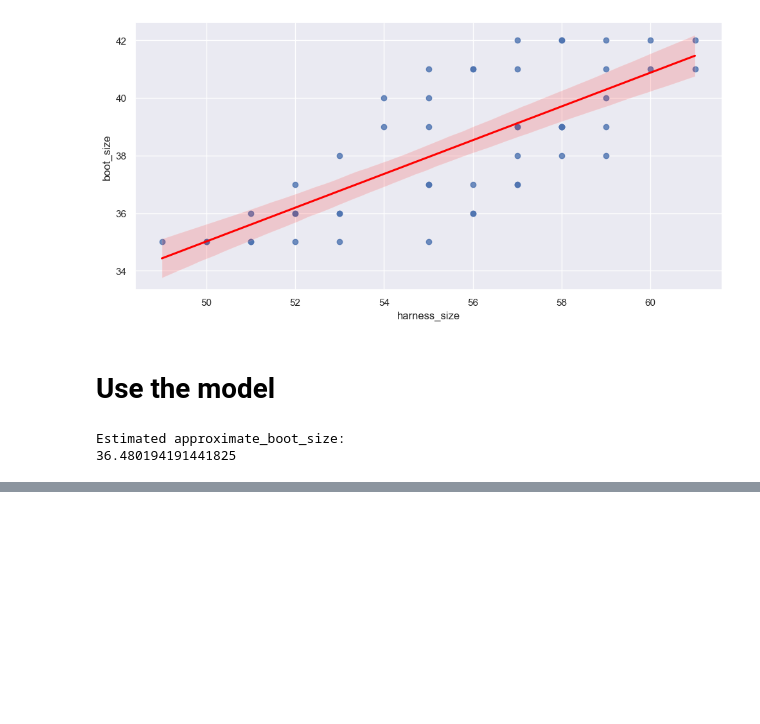
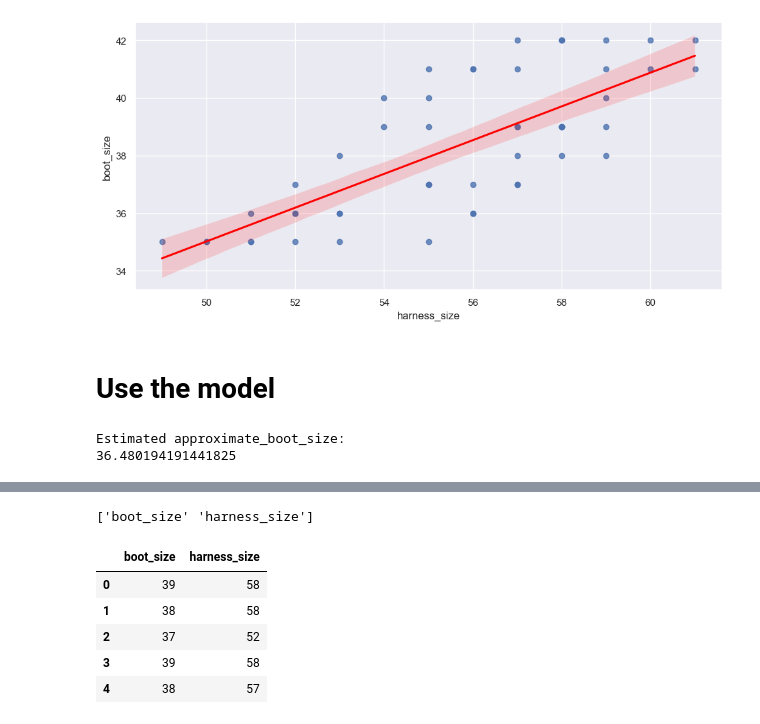
Before and after one commit to atilayyuri/data-related-meditations, a Jupyter notebook: ml-practices/introduction_to_ml.ipynb, the cells around one changed output, grey strips where cells are left out. Cells and saved outputs as stored; diff of their text form; code cells hidden in the pictures; blank space fills up the shorter version.

```diff
--- a/ml-practices/introduction_to_ml.ipynb
+++ b/ml-practices/introduction_to_ml.ipynb
@@ -155,0 +168,12 @@ Estimated approximate_boot_size:
+# %%
+dataset.drop(["sex","age_years"], axis = 1, inplace=True)
+print(dataset.columns.values)
+dataset.head()
+# %% [output]
+['boot_size' 'harness_size']
+|  | boot_size | harness_size |
+| 0 | 39 | 58 |
+| 1 | 38 | 58 |
+| 2 | 37 | 52 |
+| 3 | 39 | 58 |
+| 4 | 38 | 57 |
```
Also changed, not shown: parts of 12 cells of this notebook, 1 other file.
